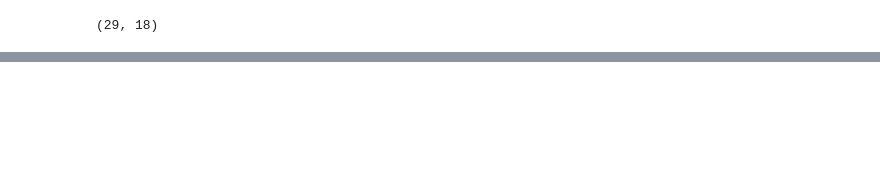
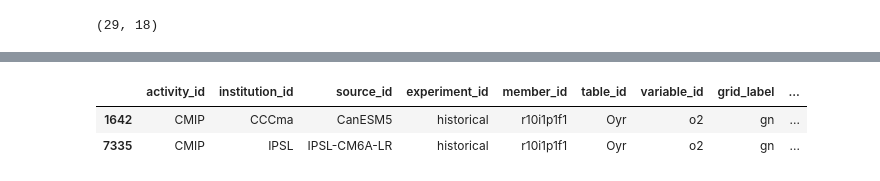
Before and after one commit to intake/intake-esm, a Jupyter notebook: docs/source/notebooks/tutorial.ipynb, the cells around one changed output, grey strips where cells are left out. Saved outputs shown, nothing was run; the diff lists cells and outputs as text; code cells hidden in the pictures; blank space fills up the shorter version.

```diff
--- a/docs/source/notebooks/tutorial.ipynb
+++ b/docs/source/notebooks/tutorial.ipynb
@@ -277,0 +279,9 @@ len(cat_fx.df), len(a.df)
+# %%
+cat_pp = col.search(experiment_id=['historical'], table_id='Oyr', variable_id='o2',
+                    grid_label='gn', source_id=['IPSL-CM6A-LR', 'CanESM5'],
+                    member_id='r10i1p1f1')
+cat_pp.df
+# %% [output]
+|  | activity_id | institution_id | source_id | experiment_id | member_id | table_id | variable_id | grid_label | ... |
+| 1642 | CMIP | CCCma | CanESM5 | historical | r10i1p1f1 | Oyr | o2 | gn | ... |
+| 7335 | CMIP | IPSL | IPSL-CM6A-LR | historical | r10i1p1f1 | Oyr | o2 | gn | ... |
```
Also changed, not shown: parts of 16 cells of this notebook.
